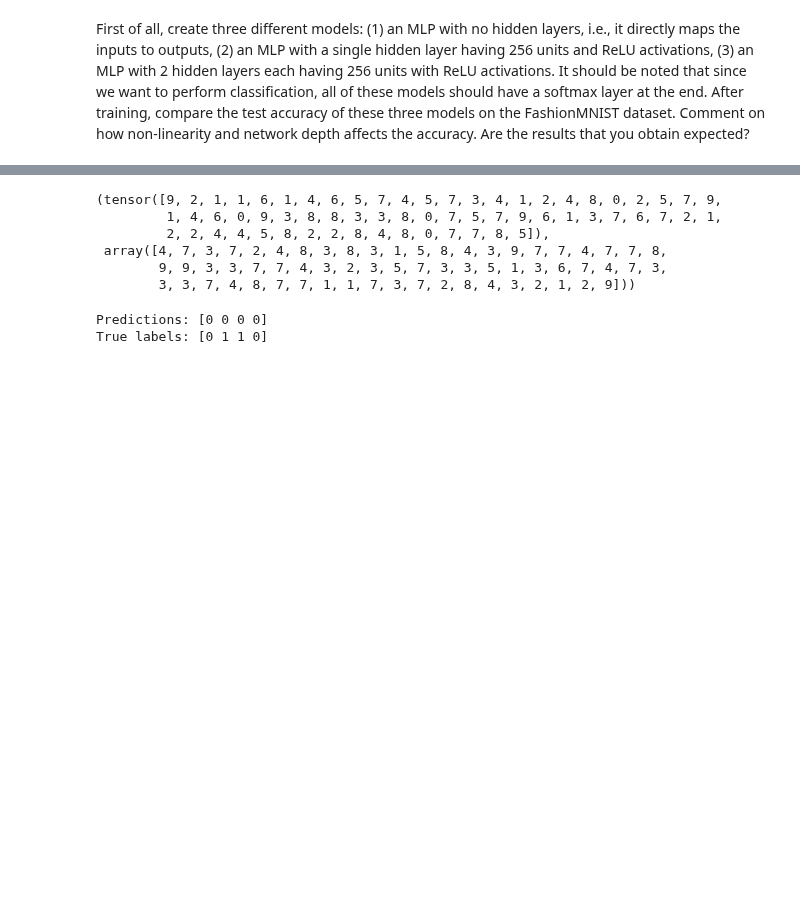
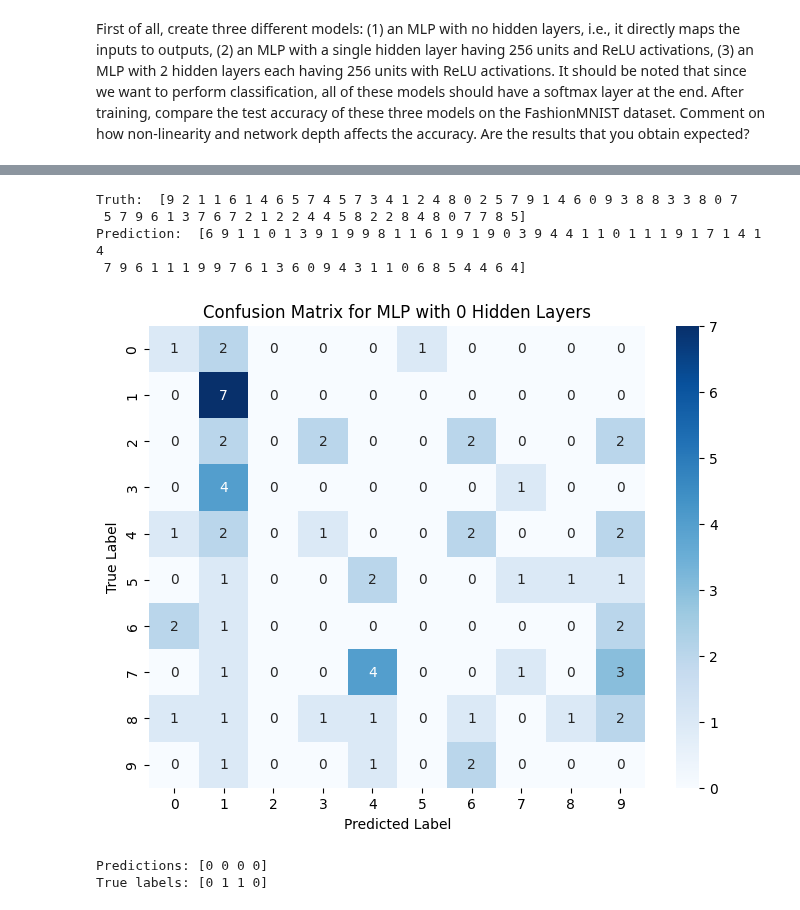
Before and after one commit to audrey352/COMP551, a Jupyter notebook: Assignment3/A3_notebook.ipynb, the cells around one changed output, grey strips where cells are left out. Saved outputs shown, nothing was run; the diff lists cells and outputs as text; code cells hidden in the pictures; blank space fills up the shorter version.

```diff
--- a/Assignment3/A3_notebook.ipynb
+++ b/Assignment3/A3_notebook.ipynb
@@ -351,19 +407,31 @@ for epoch in range(num_epochs):
 # %%
 # Checking test predictions for first batch
 test_images, test_labels = next(iter(test_loader))
 test_images = test_images.view(test_images.size(0), -1).numpy()
 test_labels_onehot = np.eye(num_classes)[test_labels.numpy()]
 
 yhat = model0.predict(test_images)  # N x C
+
+
+print("Truth: ", np.array(test_labels), "\nPrediction: ", np.argmax(yhat, axis=1))
+
+# create confusion matrix
+confusion_matrix = np.zeros((num_classes, num_classes), dtype=int)
+for true_label, pred_label in zip(test_labels.numpy(), np.argmax(yhat, axis=1)):
+    confusion_matrix[true_label, pred_label] += 1
+# visualize confusion matrix
+plt.figure(figsize=(8,6))
+sns.heatmap(confusion_matrix, annot=True, fmt='d', cmap='Blues')
+plt.xlabel('Predicted Label')
+plt.ylabel('True Label')
+plt.title('Confusion Matrix for MLP with 0 Hidden Layers')
+plt.show()
+# %% [output]
+Truth:  [9 2 1 1 6 1 4 6 5 7 4 5 7 3 4 1 2 4 8 0 2 5 7 9 1 4 6 0 9 3 8 8 3 3 8 0 7
+ 5 7 9 6 1 3 7 6 7 2 1 2 2 4 4 5 8 2 2 8 4 8 0 7 7 8 5]
+Prediction:  [6 9 1 1 0 1 3 9 1 9 9 8 1 1 6 1 9 1 9 0 3 9 4 4 1 1 0 1 1 1 9 1 7 1 4 1 4
+ 7 9 6 1 1 1 9 9 7 6 1 3 6 0 9 4 3 1 1 0 6 8 5 4 4 6 4]
+[figure, added]
-# %%
-test_labels, np.argmax(yhat, axis=1)
-# %% [output]
-(tensor([9, 2, 1, 1, 6, 1, 4, 6, 5, 7, 4, 5, 7, 3, 4, 1, 2, 4, 8, 0, 2, 5, 7, 9,
-         1, 4, 6, 0, 9, 3, 8, 8, 3, 3, 8, 0, 7, 5, 7, 9, 6, 1, 3, 7, 6, 7, 2, 1,
-         2, 2, 4, 4, 5, 8, 2, 2, 8, 4, 8, 0, 7, 7, 8, 5]),
- array([4, 7, 3, 7, 2, 4, 8, 3, 8, 3, 1, 5, 8, 4, 3, 9, 7, 7, 4, 7, 7, 8,
-        9, 9, 3, 3, 7, 7, 4, 3, 2, 3, 5, 7, 3, 3, 5, 1, 3, 6, 7, 4, 7, 3,
-        3, 3, 7, 4, 8, 7, 7, 1, 1, 7, 3, 7, 2, 8, 4, 3, 2, 1, 2, 9]))
 # %%
 # TESTING... should work with a 1 layer MLP?
 import numpy as np
```
Also changed, not shown: parts of 10 cells of this notebook.
